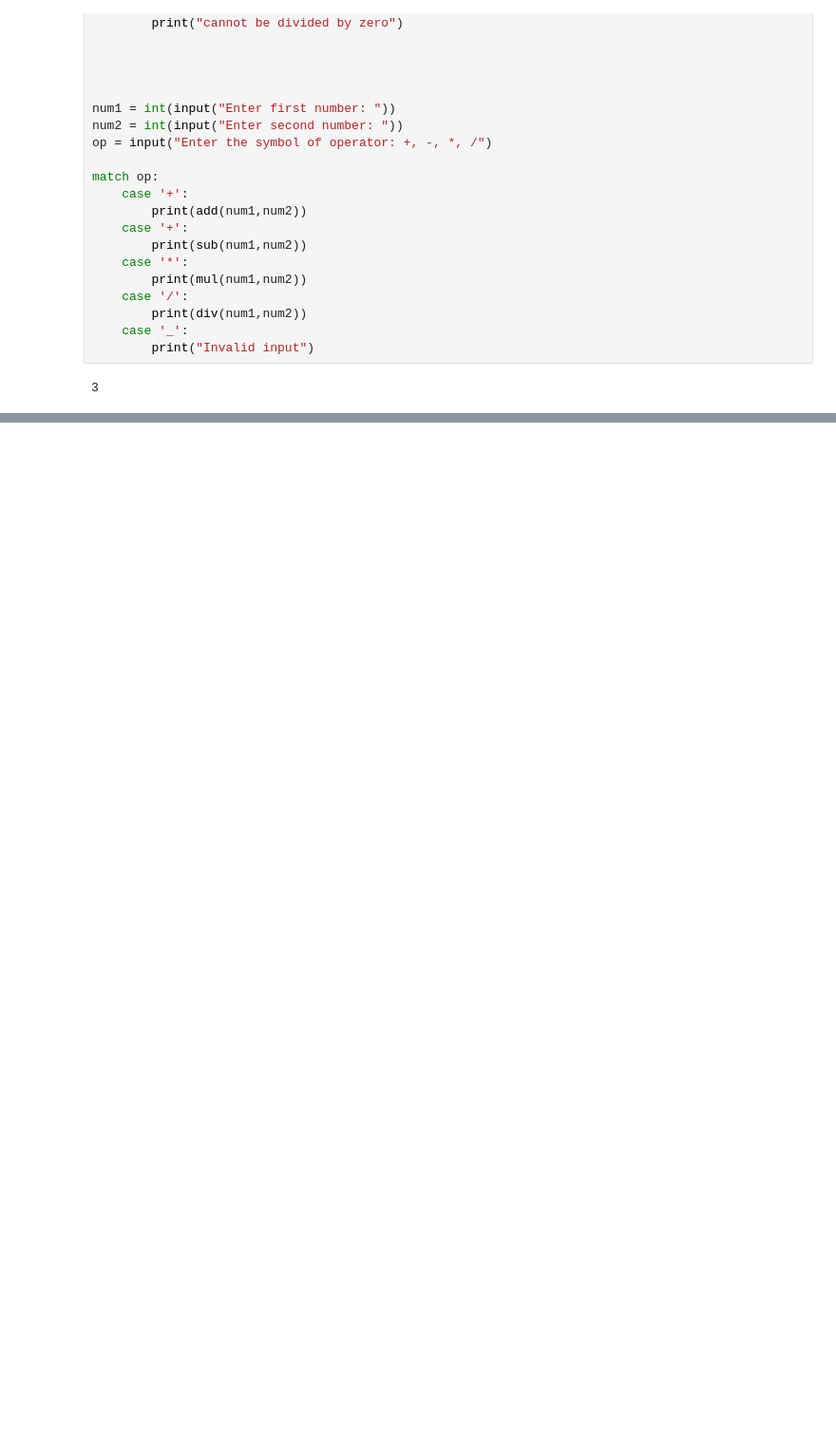
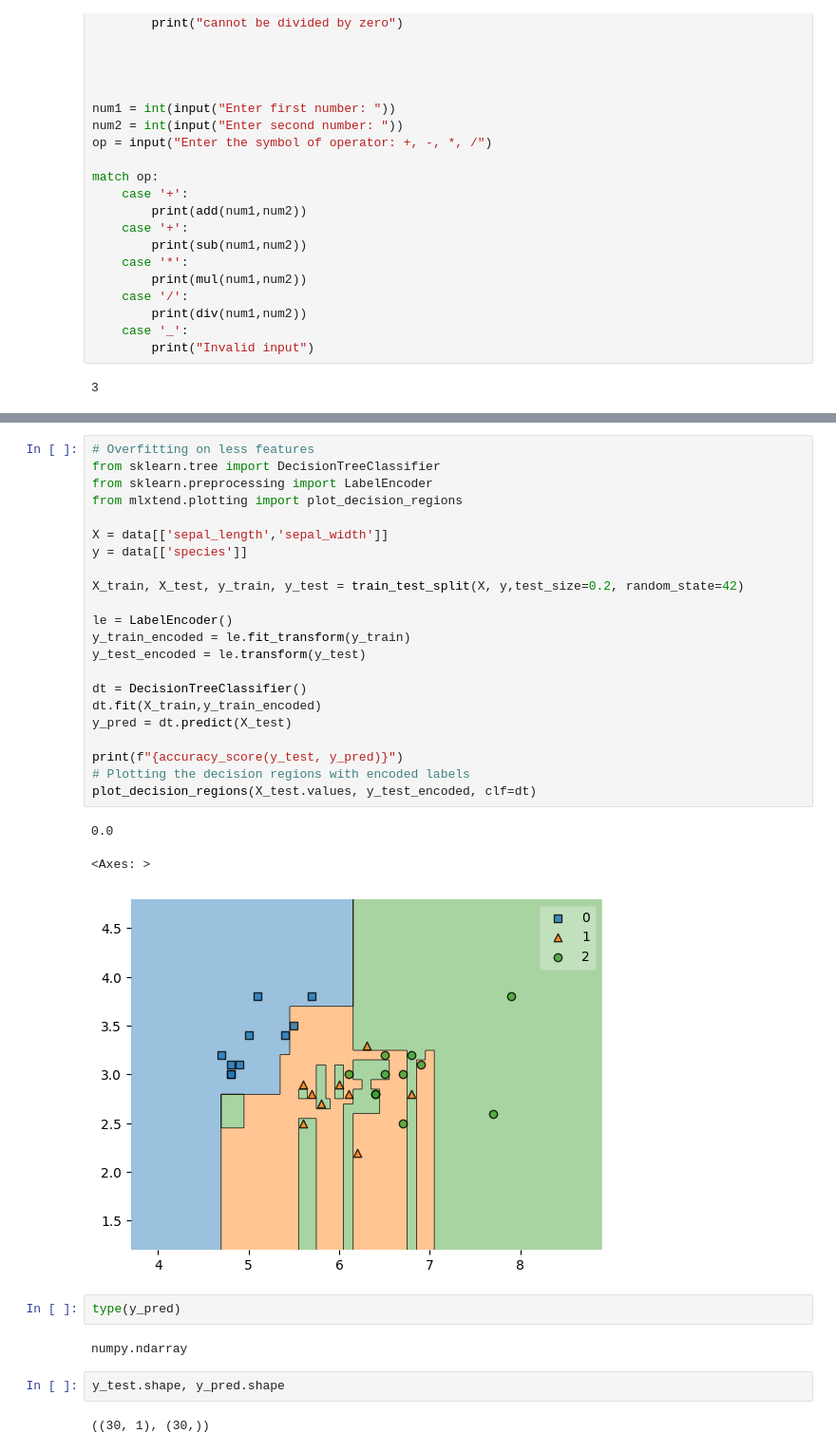
Before and after one commit to SagarChhabriya/Sem-6, a Jupyter notebook: 01-machine-learning/05-Mid-Lab/main.ipynb, the cells around one changed output, grey strips where cells are left out. Shown: that part at 95% size. Drawn from its saved outputs; the diff is of its cells as text; blank space fills up the shorter version.

```diff
--- a/01-machine-learning/05-Mid-Lab/main.ipynb
+++ b/01-machine-learning/05-Mid-Lab/main.ipynb
@@ -45,0 +106,34 @@ match op:
+# %%
+# Overfitting on less features
+from sklearn.tree import DecisionTreeClassifier
+from sklearn.preprocessing import LabelEncoder
+from mlxtend.plotting import plot_decision_regions
+
+X = data[['sepal_length','sepal_width']]
+y = data[['species']]
+
+X_train, X_test, y_train, y_test = train_test_split(X, y,test_size=0.2, random_state=42)
+
+le = LabelEncoder()
+y_train_encoded = le.fit_transform(y_train)
+y_test_encoded = le.transform(y_test)
+
+dt = DecisionTreeClassifier()
+dt.fit(X_train,y_train_encoded)
+y_pred = dt.predict(X_test)
+
+print(f"{accuracy_score(y_test, y_pred)}")
+# Plotting the decision regions with encoded labels
+plot_decision_regions(X_test.values, y_test_encoded, clf=dt)
+# %% [output]
+0.0
+<Axes: >
+[figure, added]
+# %%
+type(y_pred)
+# %% [output]
+numpy.ndarray
+# %%
+y_test.shape, y_pred.shape
+# %% [output]
+((30, 1), (30,))
```
Also changed, not shown: parts of 7 cells of this notebook.
